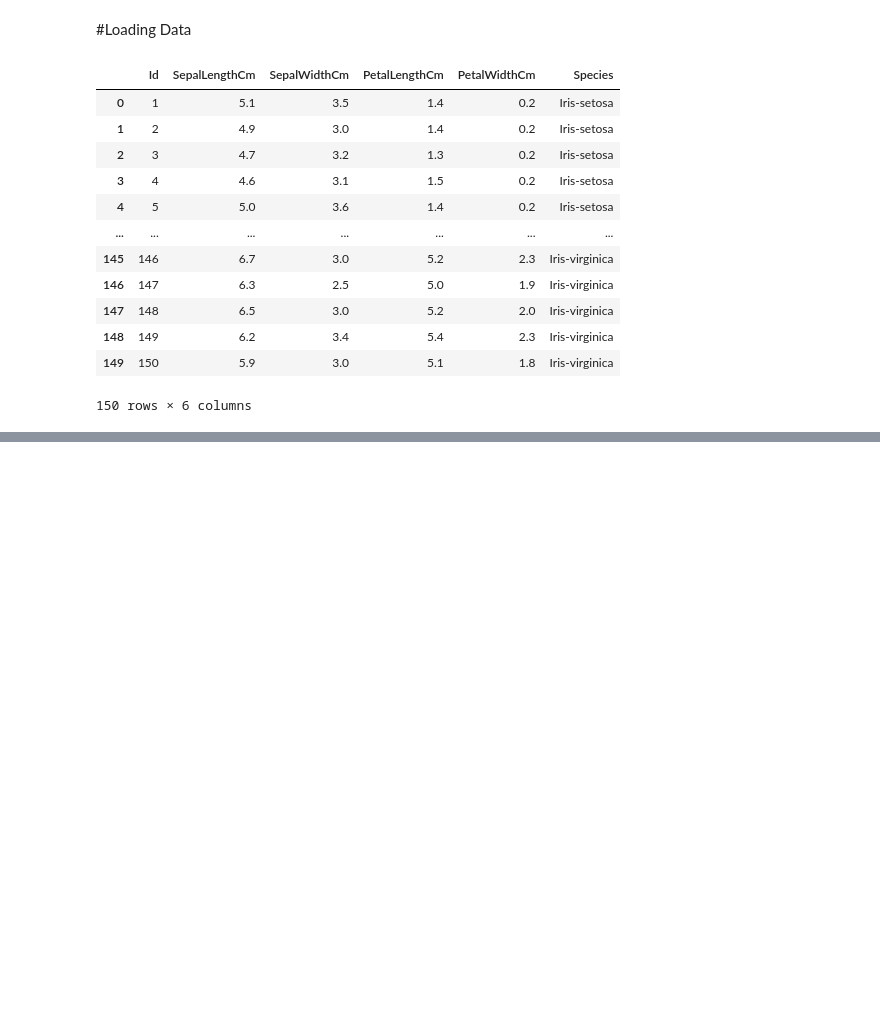
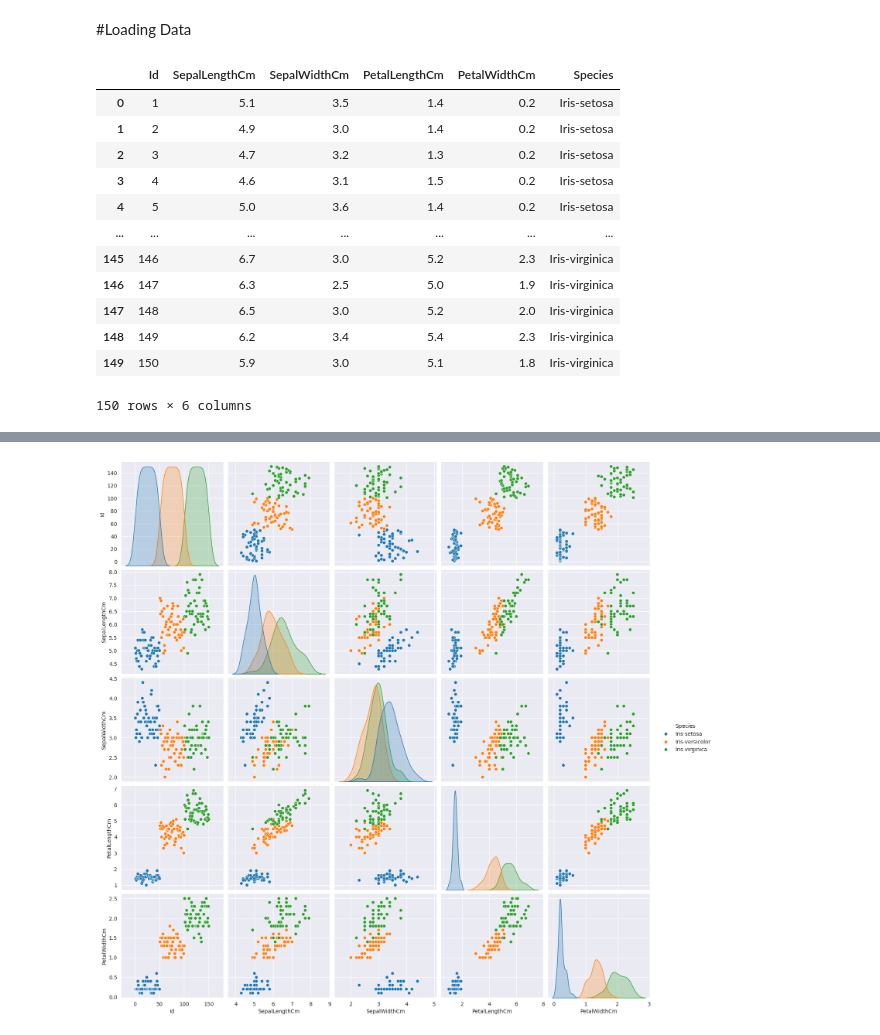
Before and after one commit to Vinnythapz/Oasis, a Jupyter notebook: Iris_Dataset1.1.ipynb, the cells around one changed output, grey strips where cells are left out. Drawn from its saved outputs; the diff is of its cells as text; code cells hidden in the pictures; blank space fills up the shorter version.

```diff
--- a/Iris_Dataset1.1.ipynb
+++ b/Iris_Dataset1.1.ipynb
@@ -197,0 +42,7 @@ TypeError: Singleton array array(1) cannot be considered a valid collection.
+# %%
+plt.close()
+sns.set_style('darkgrid')
+sns.pairplot(iris, hue="Species", size=3, diag_kind="kde")
+plt.show()
+# %% [output]
+[figure, added]
```
Also changed, not shown: parts of 41 cells of this notebook.
